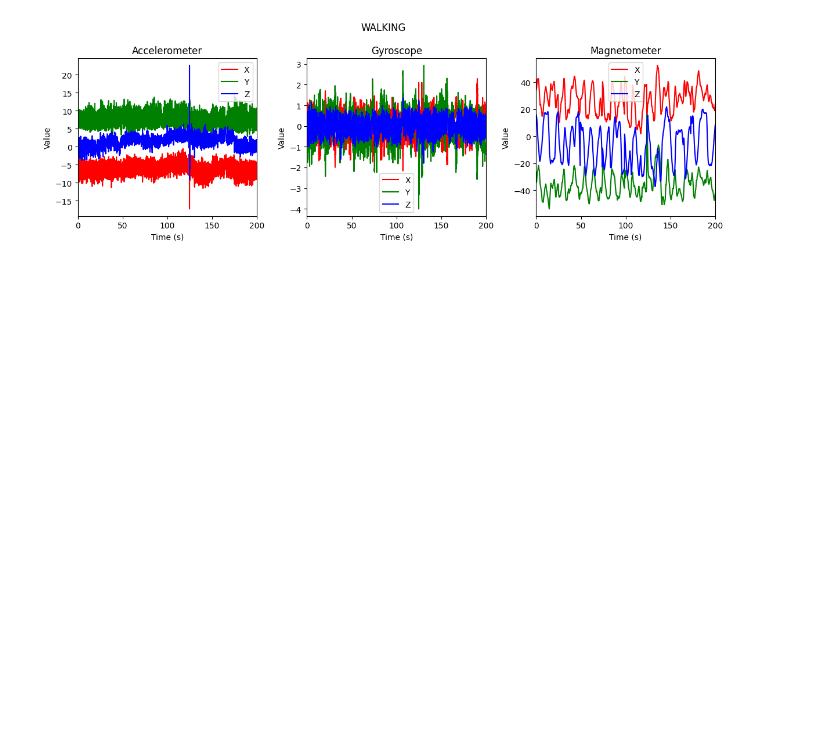
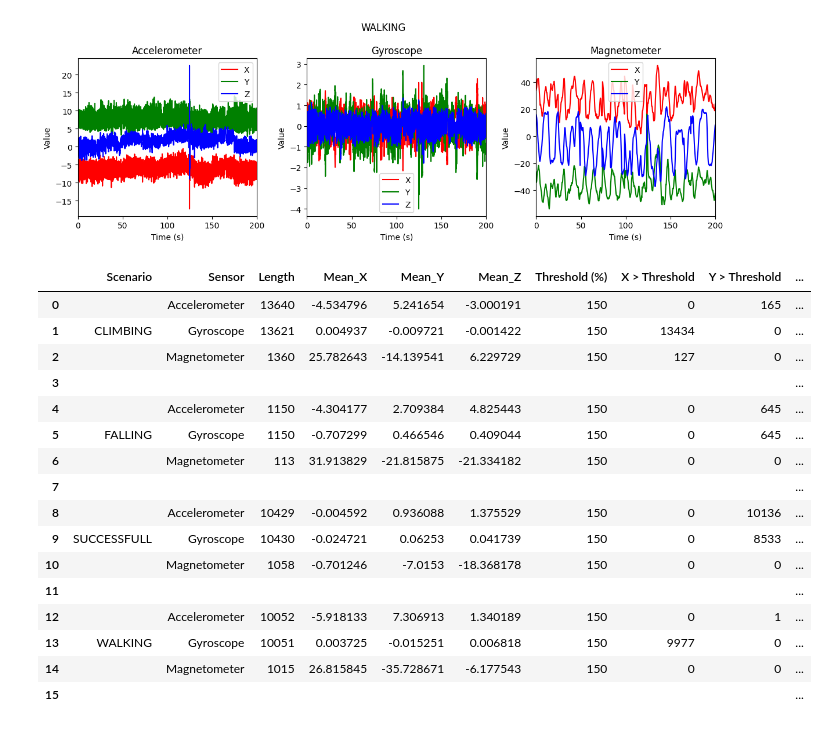
Before and after one commit to ItsMeLucifer/mobile-sensors-data-labeling-model, a Jupyter notebook: graphs.ipynb, the cells around one changed output. Cells and saved outputs as stored; diff of their text form; code cells hidden in the pictures; blank space fills up the shorter version.

Commit message:
Added getting and displaying stats about the data

```diff
--- a/graphs.ipynb
+++ b/graphs.ipynb
@@ -145,0 +198,29 @@ for _, row in new_df.iterrows():
+# %%
+stats_list = []
+
+for _, row in new_df.iterrows():
+    stats = calculate_sensor_stats(row["Accelerometer"], row["Gyroscope"], row["Magnetometer"], 150, row["Category"])
+    stats_list.extend([stats.iloc[0],stats.iloc[1],stats.iloc[2]])
+    stats_list.append(pd.Series([' ', ' ',' ',' ',' ',' ',' ',' ',' ',' '], index=stats.columns, dtype='object'))
+
+df_stats = pd.DataFrame(stats_list)
+df_stats.reset_index(drop=True, inplace=True)
+df_stats
+# %% [output]
+|  | Scenario | Sensor | Length | Mean_X | Mean_Y | Mean_Z | Threshold (%) | X > Threshold | Y > Threshold | ... |
+| 0 |  | Accelerometer | 13640 | -4.534796 | 5.241654 | -3.000191 | 150 | 0 | 165 | ... |
+| 1 | CLIMBING | Gyroscope | 13621 | 0.004937 | -0.009721 | -0.001422 | 150 | 13434 | 0 | ... |
+| 2 |  | Magnetometer | 1360 | 25.782643 | -14.139541 | 6.229729 | 150 | 127 | 0 | ... |
+| 3 |  |  |  |  |  |  |  |  |  | ... |
+| 4 |  | Accelerometer | 1150 | -4.304177 | 2.709384 | 4.825443 | 150 | 0 | 645 | ... |
+| 5 | FALLING | Gyroscope | 1150 | -0.707299 | 0.466546 | 0.409044 | 150 | 0 | 645 | ... |
+| 6 |  | Magnetometer | 113 | 31.913829 | -21.815875 | -21.334182 | 150 | 0 | 0 | ... |
+| 7 |  |  |  |  |  |  |  |  |  | ... |
+| 8 |  | Accelerometer | 10429 | -0.004592 | 0.936088 | 1.375529 | 150 | 0 | 10136 | ... |
+| 9 | SUCCESSFULL | Gyroscope | 10430 | -0.024721 | 0.06253 | 0.041739 | 150 | 0 | 8533 | ... |
+| 10 |  | Magnetometer | 1058 | -0.701246 | -7.0153 | -18.368178 | 150 | 0 | 0 | ... |
+| 11 |  |  |  |  |  |  |  |  |  | ... |
+| 12 |  | Accelerometer | 10052 | -5.918133 | 7.306913 | 1.340189 | 150 | 0 | 1 | ... |
+| 13 | WALKING | Gyroscope | 10051 | 0.003725 | -0.015251 | 0.006818 | 150 | 9977 | 0 | ... |
+| 14 |  | Magnetometer | 1015 | 26.815845 | -35.728671 | -6.177543 | 150 | 0 | 0 | ... |
+| 15 |  |  |  |  |  |  |  |  |  | ... |
```
Also changed, not shown: parts of 2 cells of this notebook.
